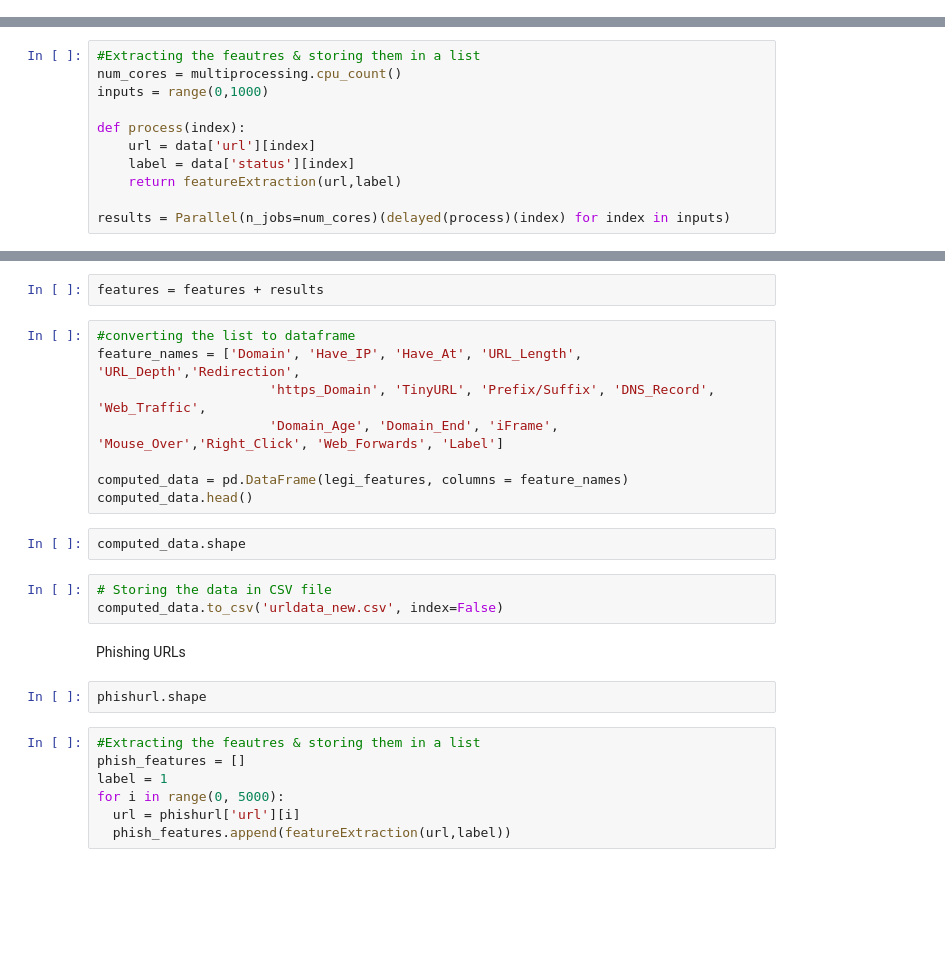
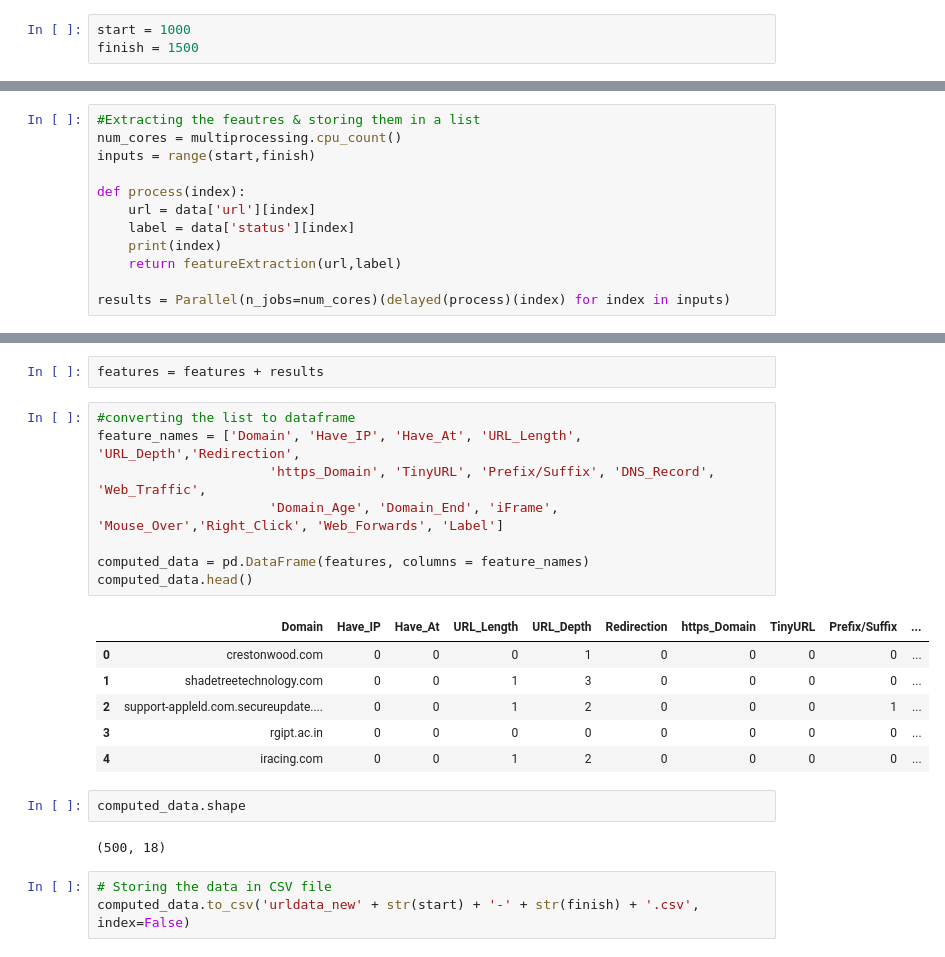
Before and after one commit to recepkucukekiz/phishing-website-detection, a Jupyter notebook: theta/ipynb/prepare_v2.ipynb, the cells around one changed output, grey strips where cells are left out. Cells and saved outputs as stored; diff of their text form; blank space fills up the shorter version.

```diff
--- a/theta/ipynb/prepare_v2.ipynb
+++ b/theta/ipynb/prepare_v2.ipynb
@@ -279,2 +279,5 @@ multiprocessing.cpu_count()
+# %%
+start = 1000
+finish = 1500
 # %%
 features = []
@@ -285,11 +284,12 @@ features
 # %%
 #Extracting the feautres & storing them in a list
 num_cores = multiprocessing.cpu_count()
-inputs = range(0,1000)
+inputs = range(start,finish)
 
 def process(index):
     url = data['url'][index]
     label = data['status'][index]
+    print(index)
     return featureExtraction(url,label)
 
 results = Parallel(n_jobs=num_cores)(delayed(process)(index) for index in inputs)
@@ -298,24 +328,22 @@ features = features + results
 # %%
 #converting the list to dataframe
 feature_names = ['Domain', 'Have_IP', 'Have_At', 'URL_Length', 'URL_Depth','Redirection',
                       'https_Domain', 'TinyURL', 'Prefix/Suffix', 'DNS_Record', 'Web_Traffic',
                       'Domain_Age', 'Domain_End', 'iFrame', 'Mouse_Over','Right_Click', 'Web_Forwards', 'Label']
 
-computed_data = pd.DataFrame(legi_features, columns = feature_names)
+computed_data = pd.DataFrame(features, columns = feature_names)
 computed_data.head()
+# %% [output]
+|  | Domain | Have_IP | Have_At | URL_Length | URL_Depth | Redirection | https_Domain | TinyURL | Prefix/Suffix | ... |
+| 0 | crestonwood.com | 0 | 0 | 0 | 1 | 0 | 0 | 0 | 0 | ... |
+| 1 | shadetreetechnology.com | 0 | 0 | 1 | 3 | 0 | 0 | 0 | 0 | ... |
+| 2 | support-appleld.com.secureupdate.... | 0 | 0 | 1 | 2 | 0 | 0 | 0 | 1 | ... |
+| 3 | rgipt.ac.in | 0 | 0 | 0 | 0 | 0 | 0 | 0 | 0 | ... |
+| 4 | iracing.com | 0 | 0 | 1 | 2 | 0 | 0 | 0 | 0 | ... |
 # %%
 computed_data.shape
+# %% [output]
+(500, 18)
 # %%
 # Storing the data in CSV file
-computed_data.to_csv('urldata_new.csv', index=False)
+computed_data.to_csv('urldata_new' + str(start) + '-' + str(finish) + '.csv', index=False)
-# %% [markdown]
-Phishing URLs
-# %%
-phishurl.shape
-# %%
-#Extracting the feautres & storing them in a list
-phish_features = []
-label = 1
-for i in range(0, 5000):
-  url = phishurl['url'][i]
-  phish_features.append(featureExtraction(url,label))
```
Also changed, not shown: parts of 10 cells of this notebook, 1 other file.
